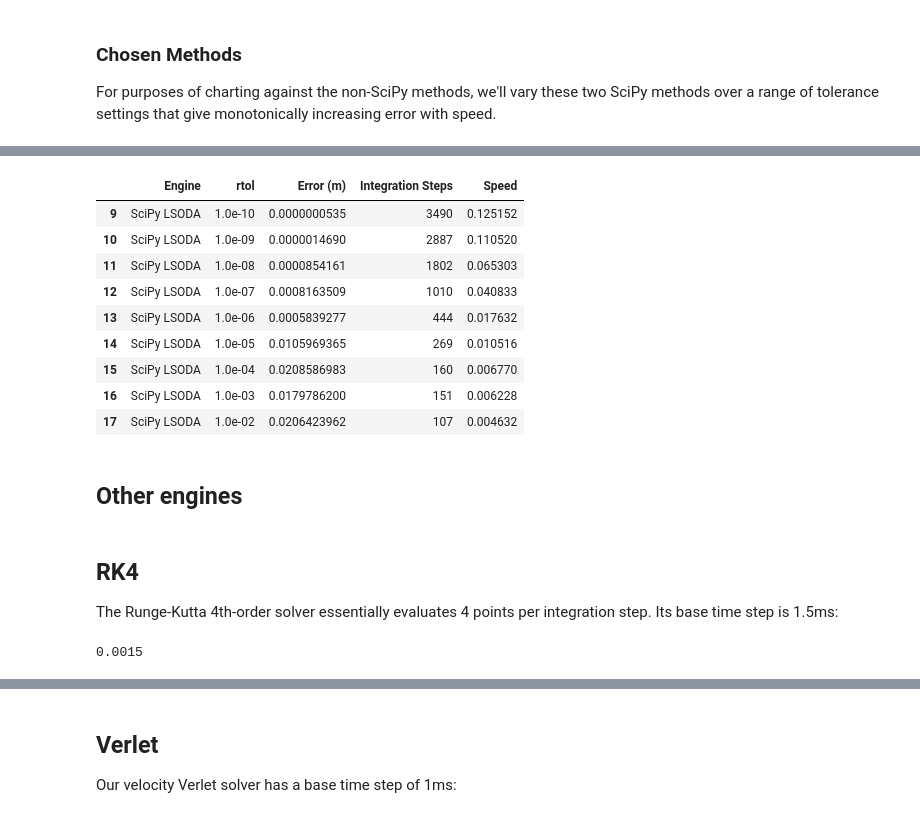
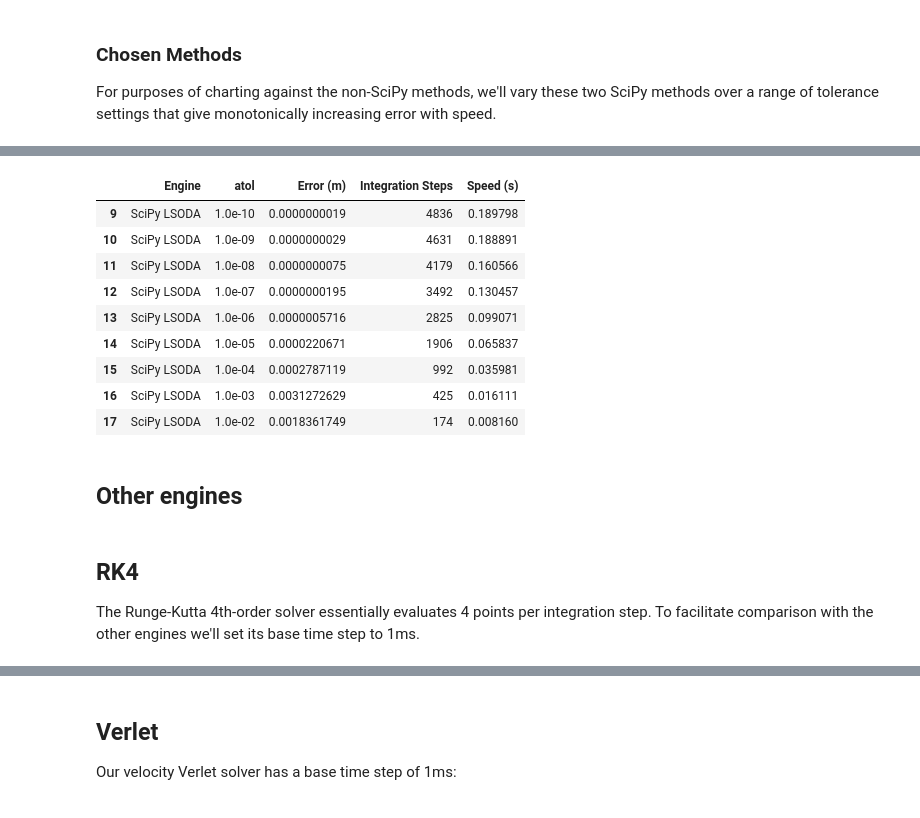
Before and after one commit to o-murphy/py-ballisticcalc, a Jupyter notebook: examples/BenchmarkEngines.ipynb, the cells around one changed output, grey strips where cells are left out. Saved outputs shown, nothing was run; the diff lists cells and outputs as text; code cells hidden in the pictures.

```diff
--- a/examples/BenchmarkEngines.ipynb
+++ b/examples/BenchmarkEngines.ipynb
@@ -338,10 +338,10 @@ display(df[df.Engine == 'SciPy '+method].style.format({'atol': '{:.1e}', 'Error
 # %%
 method = 'LSODA'
-rtol = 1e-10
-while rtol < 0.1:
-    err, count, speed = scipy_chk(timeit=True, integration_method=method, relative_tolerance=rtol, absolute_tolerance=1e-12)
-    summary.append(('SciPy '+method, rtol, err, count, speed))
-    rtol *= 10.0
-df = pd.DataFrame(summary, columns=['Engine', 'rtol', 'Error (m)', 'Integration Steps', 'Speed'])
-display(df[df.Engine == 'SciPy '+method].style.format({'rtol': '{:.1e}', 'Error (m)': '{:.10f}'}))
+atol = 1e-10
+while atol < 0.1:
+    err, count, speed = scipy_chk(timeit=True, integration_method=method, absolute_tolerance=atol, relative_tolerance=1e-12)
+    summary.append(('SciPy '+method, atol, err, count, speed))
+    atol *= 10.0
+df = pd.DataFrame(summary, columns=['Engine', 'atol', 'Error (m)', 'Integration Steps', 'Speed (s)'])
+display(df[df.Engine == 'SciPy '+method].style.format({'atol': '{:.1e}', 'Error (m)': '{:.10f}'}))
 # %% [output]
@@ -357,13 +357,13 @@ display(df[df.Engine == 'SciPy '+method].style.format({'rtol': '{:.1e}', 'Error
-|  | Engine | rtol | Error (m) | Integration Steps | Speed |
-| 9 | SciPy LSODA | 1.0e-10 | 0.0000000535 | 3490 | 0.125152 |
-| 10 | SciPy LSODA | 1.0e-09 | 0.0000014690 | 2887 | 0.110520 |
-| 11 | SciPy LSODA | 1.0e-08 | 0.0000854161 | 1802 | 0.065303 |
-| 12 | SciPy LSODA | 1.0e-07 | 0.0008163509 | 1010 | 0.040833 |
-| 13 | SciPy LSODA | 1.0e-06 | 0.0005839277 | 444 | 0.017632 |
-| 14 | SciPy LSODA | 1.0e-05 | 0.0105969365 | 269 | 0.010516 |
-| 15 | SciPy LSODA | 1.0e-04 | 0.0208586983 | 160 | 0.006770 |
-| 16 | SciPy LSODA | 1.0e-03 | 0.0179786200 | 151 | 0.006228 |
-| 17 | SciPy LSODA | 1.0e-02 | 0.0206423962 | 107 | 0.004632 |
+|  | Engine | atol | Error (m) | Integration Steps | Speed (s) |
+| 9 | SciPy LSODA | 1.0e-10 | 0.0000000019 | 4836 | 0.189798 |
+| 10 | SciPy LSODA | 1.0e-09 | 0.0000000029 | 4631 | 0.188891 |
+| 11 | SciPy LSODA | 1.0e-08 | 0.0000000075 | 4179 | 0.160566 |
+| 12 | SciPy LSODA | 1.0e-07 | 0.0000000195 | 3492 | 0.130457 |
+| 13 | SciPy LSODA | 1.0e-06 | 0.0000005716 | 2825 | 0.099071 |
+| 14 | SciPy LSODA | 1.0e-05 | 0.0000220671 | 1906 | 0.065837 |
+| 15 | SciPy LSODA | 1.0e-04 | 0.0002787119 | 992 | 0.035981 |
+| 16 | SciPy LSODA | 1.0e-03 | 0.0031272629 | 425 | 0.016111 |
+| 17 | SciPy LSODA | 1.0e-02 | 0.0018361749 | 174 | 0.008160 |
 # %% [markdown]
 ## Other engines
 # %%
@@ -382,12 +382,10 @@ def chk_engine(engine_name: str, timeit: bool = False, step_multiplier: float =
 # %% [markdown]
 ## RK4
 
-The Runge-Kutta 4th-order solver essentially evaluates 4 points per integration step.  Its base time step is 1.5ms:
+The Runge-Kutta 4th-order solver essentially evaluates 4 points per integration step.  To facilitate comparison with the other engines we'll set its base time step to 1ms.
 # %%
 from py_ballisticcalc.engines import RK4IntegrationEngine
-RK4IntegrationEngine.DEFAULT_TIME_STEP
+rk_time_step = RK4IntegrationEngine.DEFAULT_TIME_STEP = 0.001
-# %% [output]
-0.0015
 # %%
 step = 5.0
 multiplier = 1.0/step**2
```
Also changed, not shown: parts of 12 cells of this notebook.
